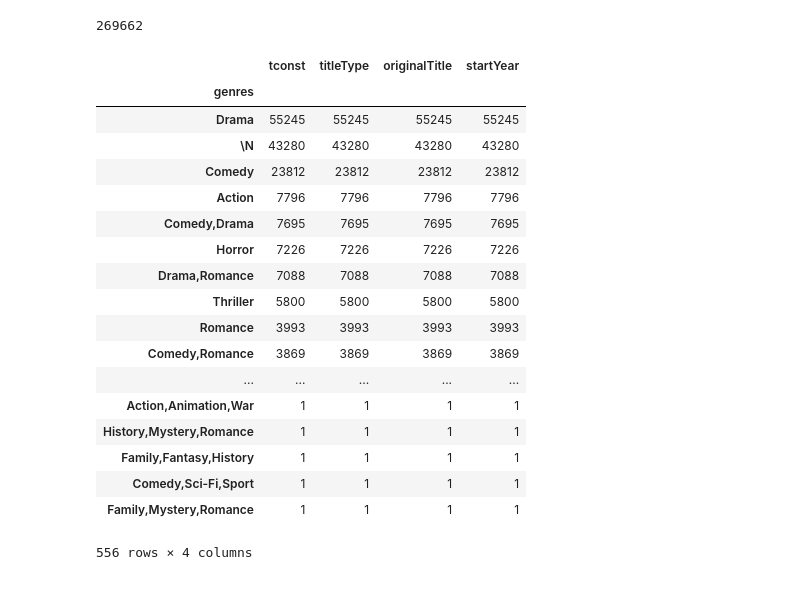
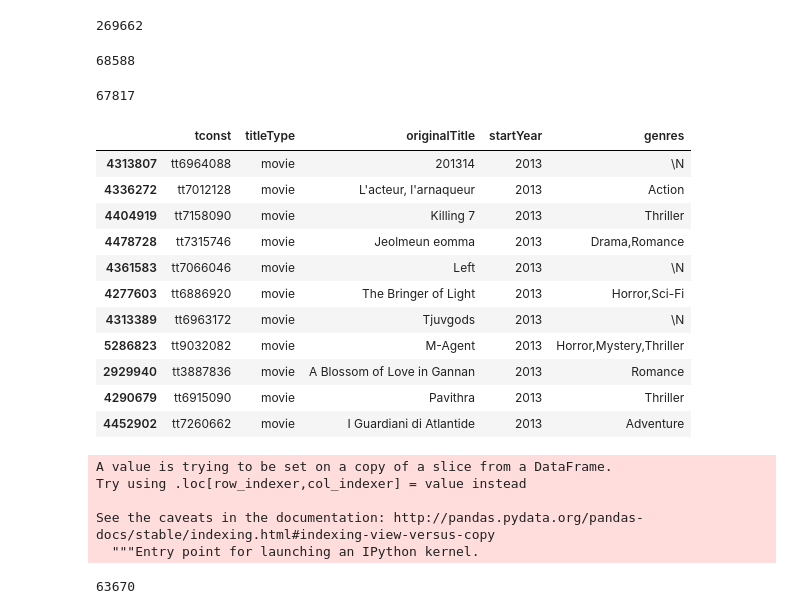
Before and after one commit to adjakka/Leaning-Resources, a Jupyter notebook: Posters - testingonly.ipynb, the cells around one changed output. Saved outputs shown, nothing was run; the diff lists cells and outputs as text; code cells hidden in the pictures.

```diff
--- a/Posters - testingonly.ipynb
+++ b/Posters - testingonly.ipynb
@@ -37,26 +36,14 @@ len(d5)
 # %% [output]
 269662
 # %%
-full_list = d5.loc[d5.startYear > '1960']
+full_list = d5.loc[d5.startYear > '2012']
-# %%
-full_list_1.groupby('genres').count().sort_values(by = 'startYear', ascending = False)
-# %% [output]
-|  | tconst | titleType | originalTitle | startYear |
-| genres |  |  |  |  |
-| Drama | 55245 | 55245 | 55245 | 55245 |
-| \N | 43280 | 43280 | 43280 | 43280 |
-| Comedy | 23812 | 23812 | 23812 | 23812 |
-| Action | 7796 | 7796 | 7796 | 7796 |
-| Comedy,Drama | 7695 | 7695 | 7695 | 7695 |
-| Horror | 7226 | 7226 | 7226 | 7226 |
-| Drama,Romance | 7088 | 7088 | 7088 | 7088 |
-| Thriller | 5800 | 5800 | 5800 | 5800 |
-| Romance | 3993 | 3993 | 3993 | 3993 |
-| Comedy,Romance | 3869 | 3869 | 3869 | 3869 |
-| ... | ... | ... | ... | ... |
-| Action,Animation,War | 1 | 1 | 1 | 1 |
-| History,Mystery,Romance | 1 | 1 | 1 | 1 |
-| Family,Fantasy,History | 1 | 1 | 1 | 1 |
-| Comedy,Sci-Fi,Sport | 1 | 1 | 1 | 1 |
-| Family,Mystery,Romance | 1 | 1 | 1 | 1 |
-556 rows × 4 columns
+# %%
+len(full_list)
+# %% [output]
+68588
+# %%
+full_list_1 = full_list.loc[(full_list.genres.str.contains('Talk-Show') == False) & (full_list.genres.str.contains('Adult') == False) & (full_list.genres.str.contains('News') == False) & (full_list.genres.str.contains('Western') == False) & (full_list.genres.str.contains('Reality-TV') == False) & (full_list.genres.str.contains('Short') == False) & (full_list.genres.str.contains('Game-Show') == False)]
+# %%
+len(full_list_1)
+# %% [output]
+67817
@@ -62,0 +52,23 @@ full_list_1.groupby('genres').count().sort_values(by = 'startYear', ascending =
+# %%
+full_list_1.head(11)
+# %% [output]
+|  | tconst | titleType | originalTitle | startYear | genres |
+| 4313807 | tt6964088 | movie | 201314 | 2013 | \N |
+| 4336272 | tt7012128 | movie | L'acteur, l'arnaqueur | 2013 | Action |
+| 4404919 | tt7158090 | movie | Killing 7 | 2013 | Thriller |
+| 4478728 | tt7315746 | movie | Jeolmeun eomma | 2013 | Drama,Romance |
+| 4361583 | tt7066046 | movie | Left | 2013 | \N |
+| 4277603 | tt6886920 | movie | The Bringer of Light | 2013 | Horror,Sci-Fi |
+| 4313389 | tt6963172 | movie | Tjuvgods | 2013 | \N |
+| 5286823 | tt9032082 | movie | M-Agent | 2013 | Horror,Mystery,Thriller |
+| 2929940 | tt3887836 | movie | A Blossom of Love in Gannan | 2013 | Romance |
+| 4290679 | tt6915090 | movie | Pavithra | 2013 | Thriller |
+| 4452902 | tt7260662 | movie | I Guardiani di Atlantide | 2013 | Adventure |
+# %%
+full_list_1['genres_2'] = full_list_1['genres'].apply(re.compile(r'\\N').search)
+# %% [output]
+A value is trying to be set on a copy of a slice from a DataFrame.
+Try using .loc[row_indexer,col_indexer] = value instead
+
+See the caveats in the documentation: http://pandas.pydata.org/pandas-docs/stable/indexing.html#indexing-view-versus-copy
+  """Entry point for launching an IPython kernel.
@@ -62,0 +77,4 @@ full_list_1.groupby('genres').count().sort_values(by = 'startYear', ascending =
+# %%
+len(full_list_2)
+# %% [output]
+63670
```
Also changed, not shown: parts of 43 cells of this notebook.
